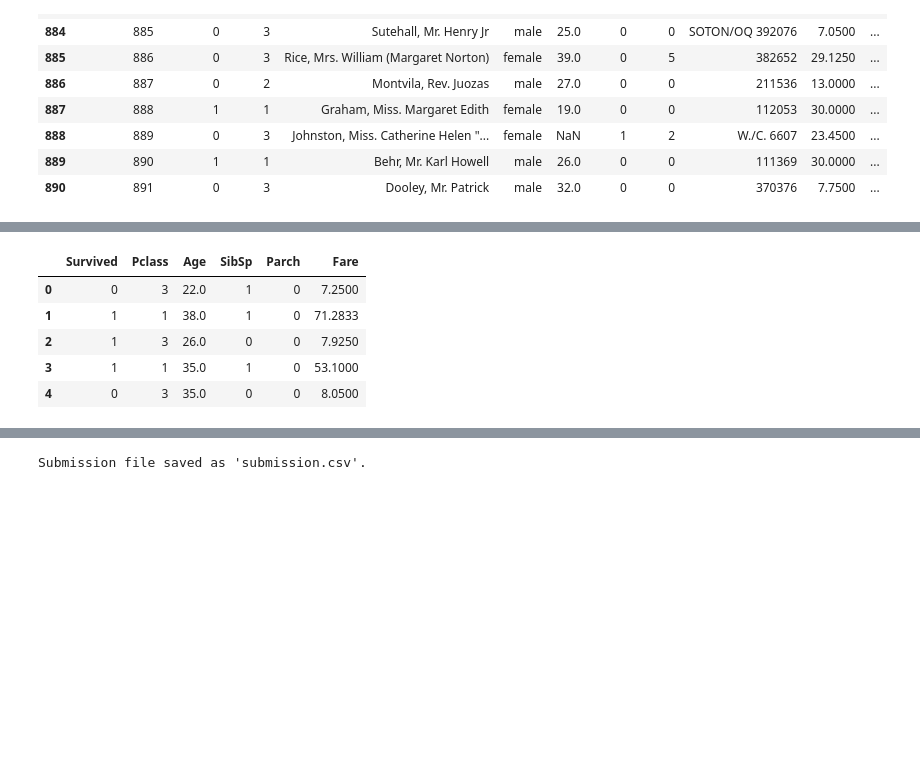
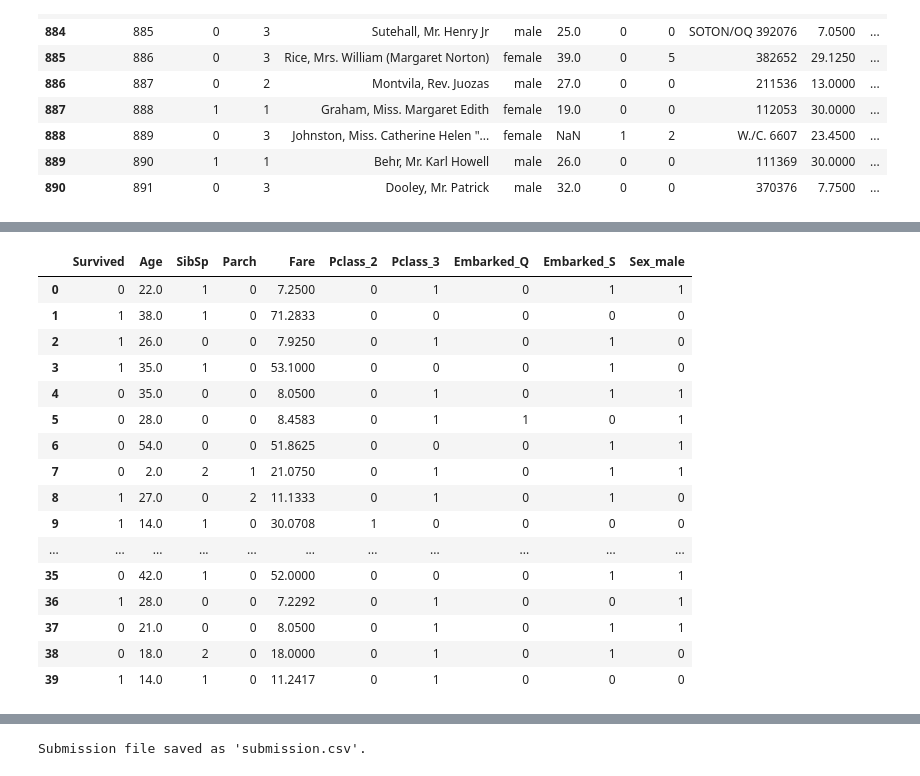
Before and after one commit to AnnaVerbytska/Titanic-Machine_Learning-from-Disaster, a Jupyter notebook: notebooks/logistic-regression.ipynb, the cells around one changed output, grey strips where cells are left out. Drawn from its saved outputs; the diff is of its cells as text; code cells hidden in the pictures; blank space fills up the shorter version.

```diff
--- a/notebooks/logistic-regression.ipynb
+++ b/notebooks/logistic-regression.ipynb
@@ -57,0 +58,4 @@ data ['Fare'] = imputer.fit_transform(data[['Fare']]) # [[]] converts the Series
+# %%
+# Impute missing values in the entire 'Age' & 'Fare' columns using median
+data['Age']=data['Age'].fillna(data['Age'].median(skipna=True)) #skipna=True to exclude NaN values when computing the result
+data['Fare']=data['Fare'].fillna(data['Fare'].mean(skipna=True))
@@ -57,0 +74,3 @@ data ['Fare'] = imputer.fit_transform(data[['Fare']]) # [[]] converts the Series
+# %%
+# Fill in missing values with the most common embarkation value - 'S'
+data["Embarked"].fillna(data['Embarked'].value_counts().idxmax(), inplace=True)
@@ -57,0 +84,4 @@ data ['Fare'] = imputer.fit_transform(data[['Fare']]) # [[]] converts the Series
+# %%
+# Bin SibSp and Parch to group the data
+data['SibSp'] = pd.cut(data['SibSp'], bins=[-1, 0, 1, 3, 8], labels=['0', '1', '2', '3'])
+data['Parch'] = pd.cut(data['Parch'], bins=[-1, 0, 1, 3, 6], labels=['0', '1', '2', '3'])
@@ -58,18 +100,29 @@ data ['Fare'] = imputer.fit_transform(data[['Fare']]) # [[]] converts the Series
 # %%
-# Convert 'Sex' and 'Embarked' to dummy variables (one-hot encoding)
-#data = pd.get_dummies(data, columns=['Sex'], drop_first=True)
+# Convert categorical variables or the ones that represent such ('Pclass') to dummy/numerical variables (one-hot encoding)
+data = pd.get_dummies(data, columns=['Pclass', 'Embarked', 'Sex'], dtype=int, drop_first=True) # drop_first to avoid collinearity
 # %%
 # Now handle the male outliers (> 63 years) by filling them with the median age
 #data.loc[(data['Sex_male']) & (data['Age'] > 63), 'Age'] = data['Age'].median()
 # %%
-data.head(5)
+data.head(40)
 # %% [output]
-|  | Survived | Pclass | Age | SibSp | Parch | Fare |
-| 0 | 0 | 3 | 22.0 | 1 | 0 | 7.2500 |
-| 1 | 1 | 1 | 38.0 | 1 | 0 | 71.2833 |
-| 2 | 1 | 3 | 26.0 | 0 | 0 | 7.9250 |
-| 3 | 1 | 1 | 35.0 | 1 | 0 | 53.1000 |
-| 4 | 0 | 3 | 35.0 | 0 | 0 | 8.0500 |
+|  | Survived | Age | SibSp | Parch | Fare | Pclass_2 | Pclass_3 | Embarked_Q | Embarked_S | Sex_male |
+| 0 | 0 | 22.0 | 1 | 0 | 7.2500 | 0 | 1 | 0 | 1 | 1 |
+| 1 | 1 | 38.0 | 1 | 0 | 71.2833 | 0 | 0 | 0 | 0 | 0 |
+| 2 | 1 | 26.0 | 0 | 0 | 7.9250 | 0 | 1 | 0 | 1 | 0 |
+| 3 | 1 | 35.0 | 1 | 0 | 53.1000 | 0 | 0 | 0 | 1 | 0 |
+| 4 | 0 | 35.0 | 0 | 0 | 8.0500 | 0 | 1 | 0 | 1 | 1 |
+| 5 | 0 | 28.0 | 0 | 0 | 8.4583 | 0 | 1 | 1 | 0 | 1 |
+| 6 | 0 | 54.0 | 0 | 0 | 51.8625 | 0 | 0 | 0 | 1 | 1 |
+| 7 | 0 | 2.0 | 2 | 1 | 21.0750 | 0 | 1 | 0 | 1 | 1 |
+| 8 | 1 | 27.0 | 0 | 2 | 11.1333 | 0 | 1 | 0 | 1 | 0 |
+| 9 | 1 | 14.0 | 1 | 0 | 30.0708 | 1 | 0 | 0 | 0 | 0 |
+| ... | ... | ... | ... | ... | ... | ... | ... | ... | ... | ... |
+| 35 | 0 | 42.0 | 1 | 0 | 52.0000 | 0 | 0 | 0 | 1 | 1 |
+| 36 | 1 | 28.0 | 0 | 0 | 7.2292 | 0 | 1 | 0 | 0 | 1 |
+| 37 | 0 | 21.0 | 0 | 0 | 8.0500 | 0 | 1 | 0 | 1 | 1 |
+| 38 | 0 | 18.0 | 2 | 0 | 18.0000 | 0 | 1 | 0 | 1 | 0 |
+| 39 | 1 | 14.0 | 1 | 0 | 11.2417 | 0 | 1 | 0 | 0 | 0 |
 # %%
 # split the training and test data again
 train_df = data[data.Survived != -1].reset_index(drop=True)
```
Also changed, not shown: parts of 10 cells of this notebook, 2 other files.
